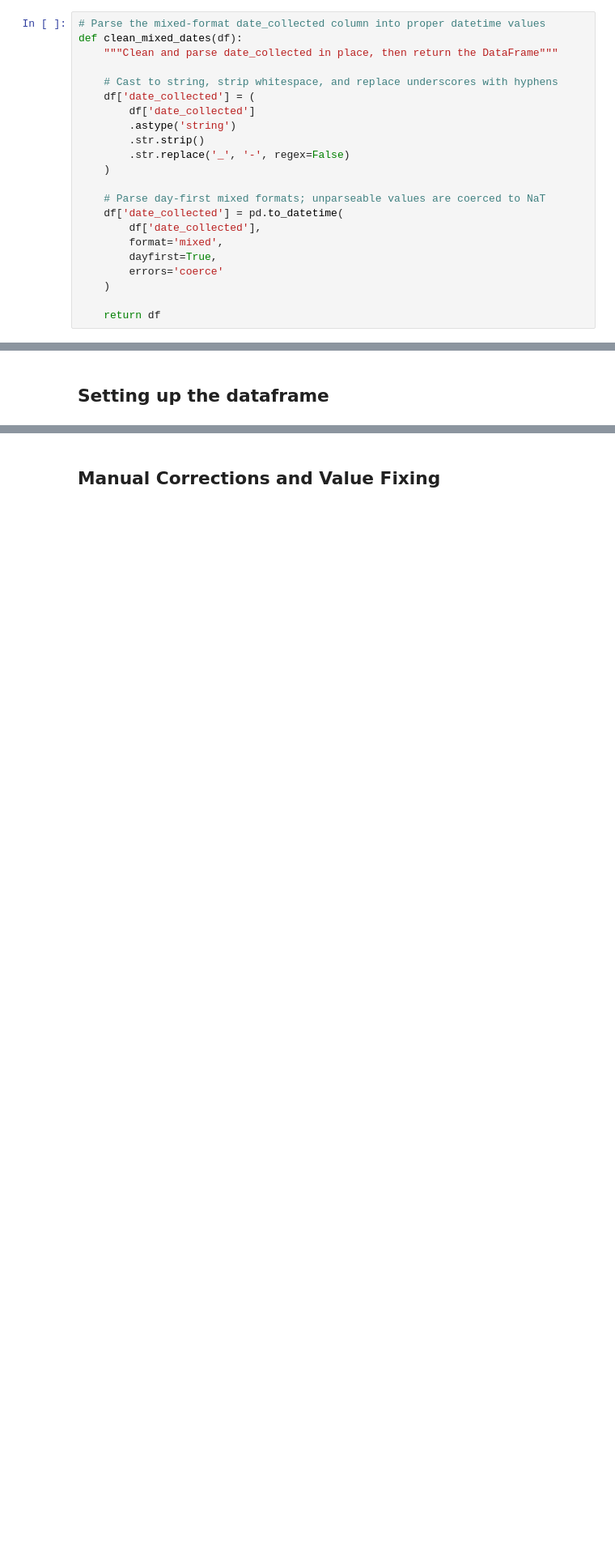
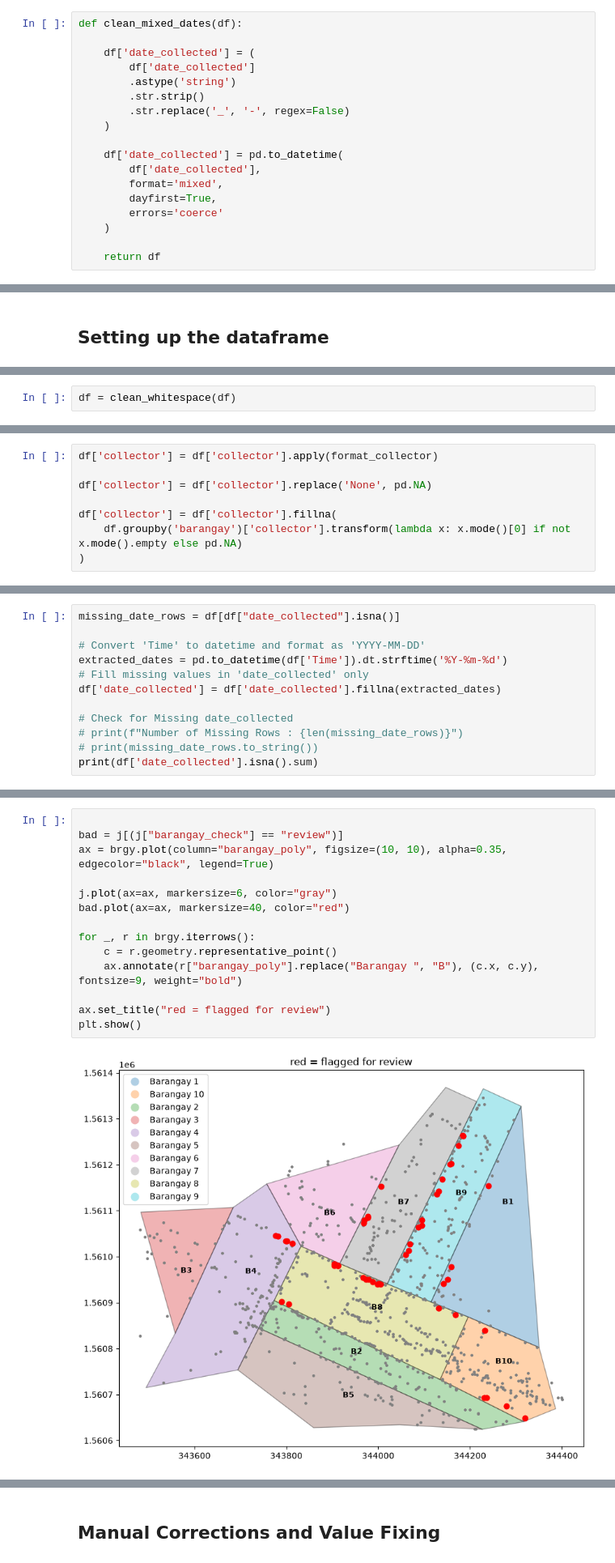
Before and after one commit to RollieGarcia0031/CPE-15-lec, a Jupyter notebook: midterm/midterm-project/lucban_data_cleaning_3GF.ipynb, the cells around one changed output, grey strips where cells are left out. Shown at 81% size. Cells and saved outputs as stored; diff of their text form; blank space fills up the shorter version.

```diff
--- a/midterm/midterm-project/lucban_data_cleaning_3GF.ipynb
+++ b/midterm/midterm-project/lucban_data_cleaning_3GF.ipynb
@@ -69,9 +32,6 @@ def read_csv_files(x):
 # %%
-# Parse the mixed-format date_collected column into proper datetime values
 def clean_mixed_dates(df):
-    """Clean and parse date_collected in place, then return the DataFrame"""
 
-    # Cast to string, strip whitespace, and replace underscores with hyphens
     df['date_collected'] = (
         df['date_collected']
         .astype('string')
@@ -79,7 +39,6 @@ def clean_mixed_dates(df):
         .str.replace('_', '-', regex=False)
     )
 
-    # Parse day-first mixed formats; unparseable values are coerced to NaT
     df['date_collected'] = pd.to_datetime(
         df['date_collected'],
         format='mixed',
@@ -924,0 +475,2 @@ df = df.drop(columns=['id_barangay', 'actual_barangay'])
+# %%
+df = clean_whitespace(df)
@@ -924,0 +509,8 @@ df = df.drop(columns=['id_barangay', 'actual_barangay'])
+# %%
+df['collector'] = df['collector'].apply(format_collector)
+
+df['collector'] = df['collector'].replace('None', pd.NA)
+
+df['collector'] = df['collector'].fillna(
+    df.groupby('barangay')['collector'].transform(lambda x: x.mode()[0] if not x.mode().empty else pd.NA)
+)
@@ -924,0 +529,12 @@ df = df.drop(columns=['id_barangay', 'actual_barangay'])
+# %%
+missing_date_rows = df[df["date_collected"].isna()]
+
+# Convert 'Time' to datetime and format as 'YYYY-MM-DD'
+extracted_dates = pd.to_datetime(df['Time']).dt.strftime('%Y-%m-%d')
+# Fill missing values in 'date_collected' only
+df['date_collected'] = df['date_collected'].fillna(extracted_dates)
+
+# Check for Missing date_collected
+# print(f"Number of Missing Rows : {len(missing_date_rows)}")
+# print(missing_date_rows.to_string())
+print(df['date_collected'].isna().sum)
@@ -924,0 +715,16 @@ df = df.drop(columns=['id_barangay', 'actual_barangay'])
+# %%
+
+bad = j[(j["barangay_check"] == "review")]
+ax = brgy.plot(column="barangay_poly", figsize=(10, 10), alpha=0.35, edgecolor="black", legend=True)
+
+j.plot(ax=ax, markersize=6, color="gray")
+bad.plot(ax=ax, markersize=40, color="red")
+
+for _, r in brgy.iterrows():
+    c = r.geometry.representative_point()
+    ax.annotate(r["barangay_poly"].replace("Barangay ", "B"), (c.x, c.y), fontsize=9, weight="bold")
+
+ax.set_title("red = flagged for review")
+plt.show()
+# %% [output]
+[figure, added]
```
Also changed, not shown: parts of 164 cells of this notebook, 2 other files.
